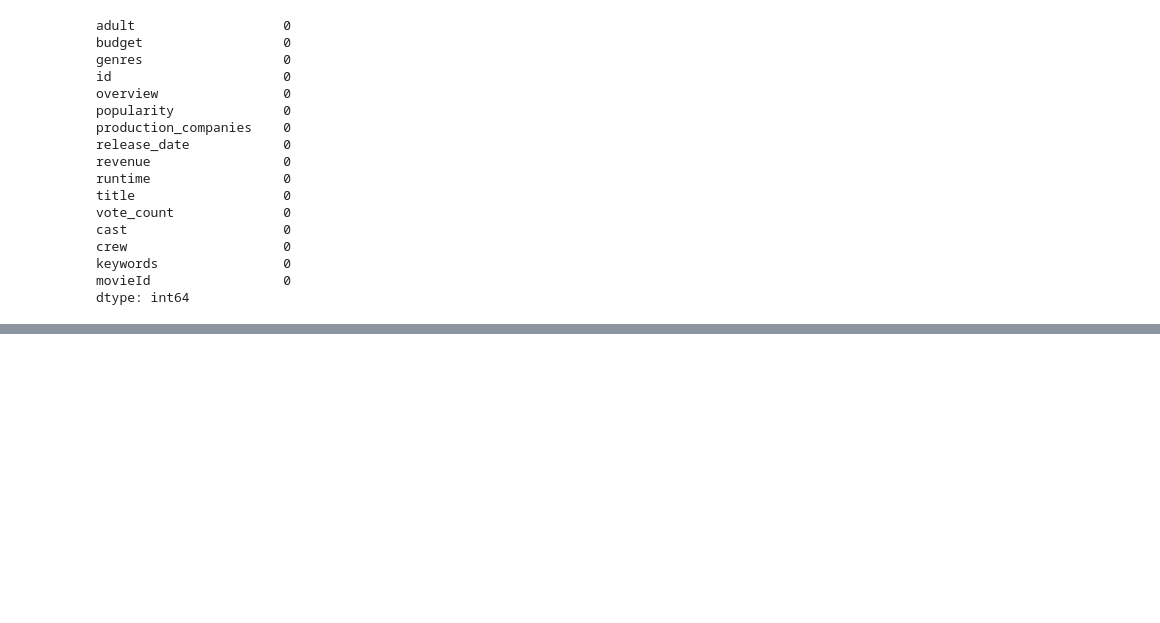
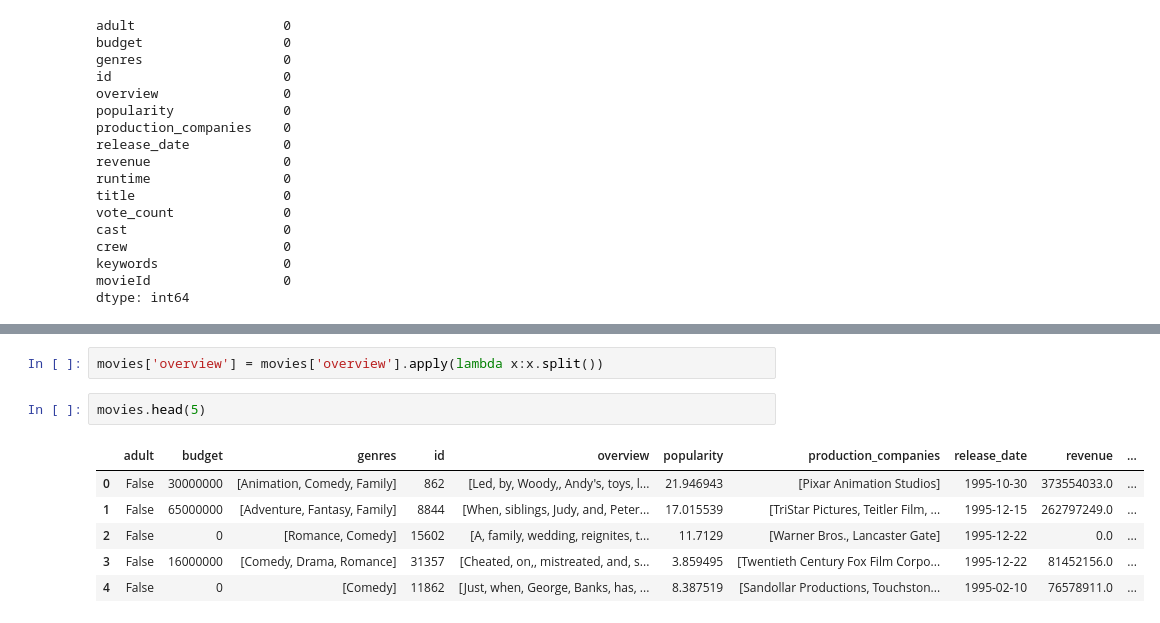
Before and after one commit to NurAlamNahidSarkar/movieRecommendation_ML, a Jupyter notebook: movierecommendation.ipynb, the cells around one changed output, grey strips where cells are left out. Saved outputs shown, nothing was run; the diff lists cells and outputs as text; blank space fills up the shorter version.

```diff
--- a/movierecommendation.ipynb
+++ b/movierecommendation.ipynb
@@ -430,0 +476,11 @@ dtype: int64
+# %%
+movies['overview'] = movies['overview'].apply(lambda x:x.split())
+# %%
+movies.head(5)
+# %% [output]
+|  | adult | budget | genres | id | overview | popularity | production_companies | release_date | revenue | ... |
+| 0 | False | 30000000 | [Animation, Comedy, Family] | 862 | [Led, by, Woody,, Andy's, toys, l... | 21.946943 | [Pixar Animation Studios] | 1995-10-30 | 373554033.0 | ... |
+| 1 | False | 65000000 | [Adventure, Fantasy, Family] | 8844 | [When, siblings, Judy, and, Peter... | 17.015539 | [TriStar Pictures, Teitler Film, ... | 1995-12-15 | 262797249.0 | ... |
+| 2 | False | 0 | [Romance, Comedy] | 15602 | [A, family, wedding, reignites, t... | 11.7129 | [Warner Bros., Lancaster Gate] | 1995-12-22 | 0.0 | ... |
+| 3 | False | 16000000 | [Comedy, Drama, Romance] | 31357 | [Cheated, on,, mistreated, and, s... | 3.859495 | [Twentieth Century Fox Film Corpo... | 1995-12-22 | 81452156.0 | ... |
+| 4 | False | 0 | [Comedy] | 11862 | [Just, when, George, Banks, has, ... | 8.387519 | [Sandollar Productions, Touchston... | 1995-02-10 | 76578911.0 | ... |
```
Also changed, not shown: parts of 22 cells of this notebook.
